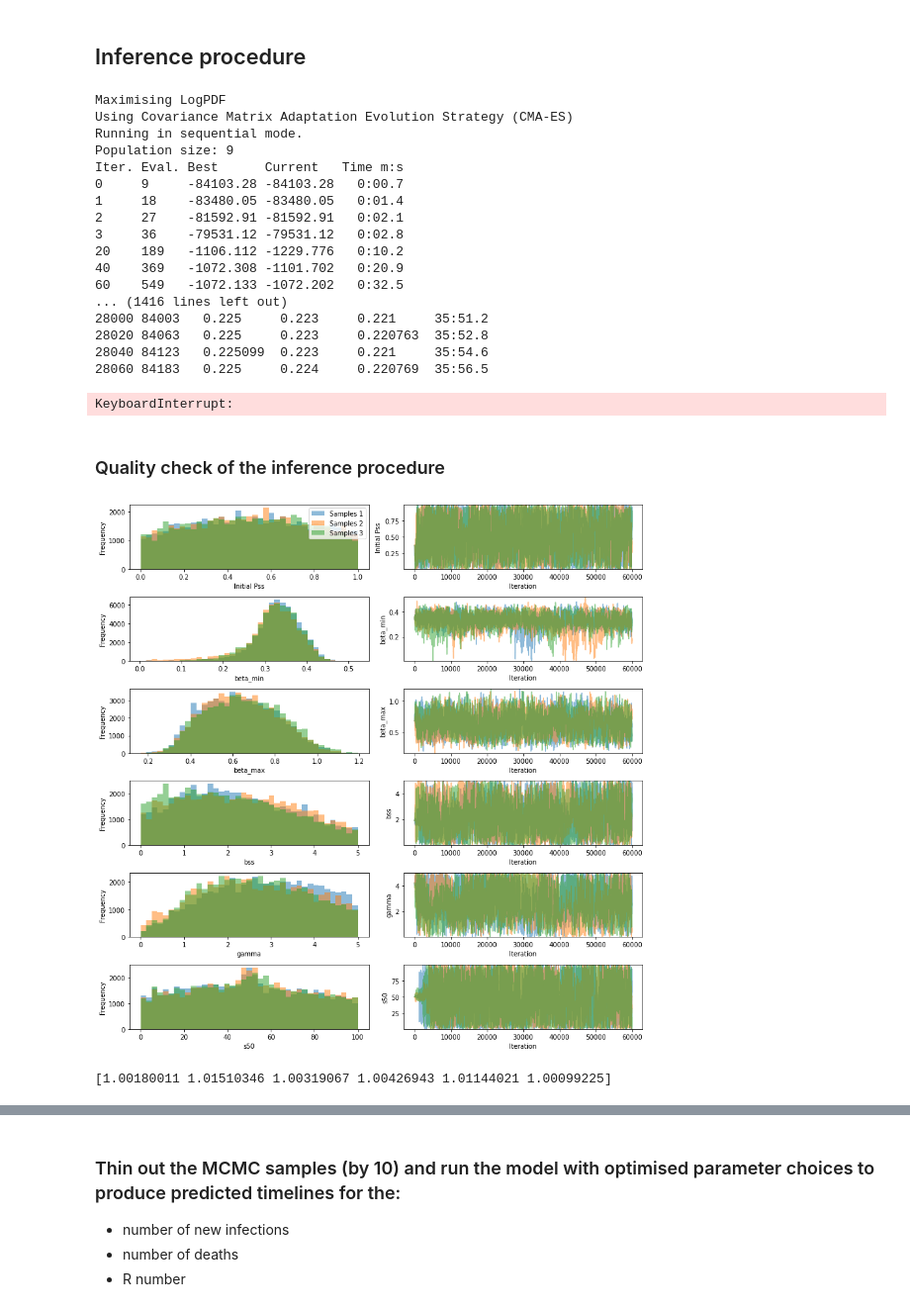
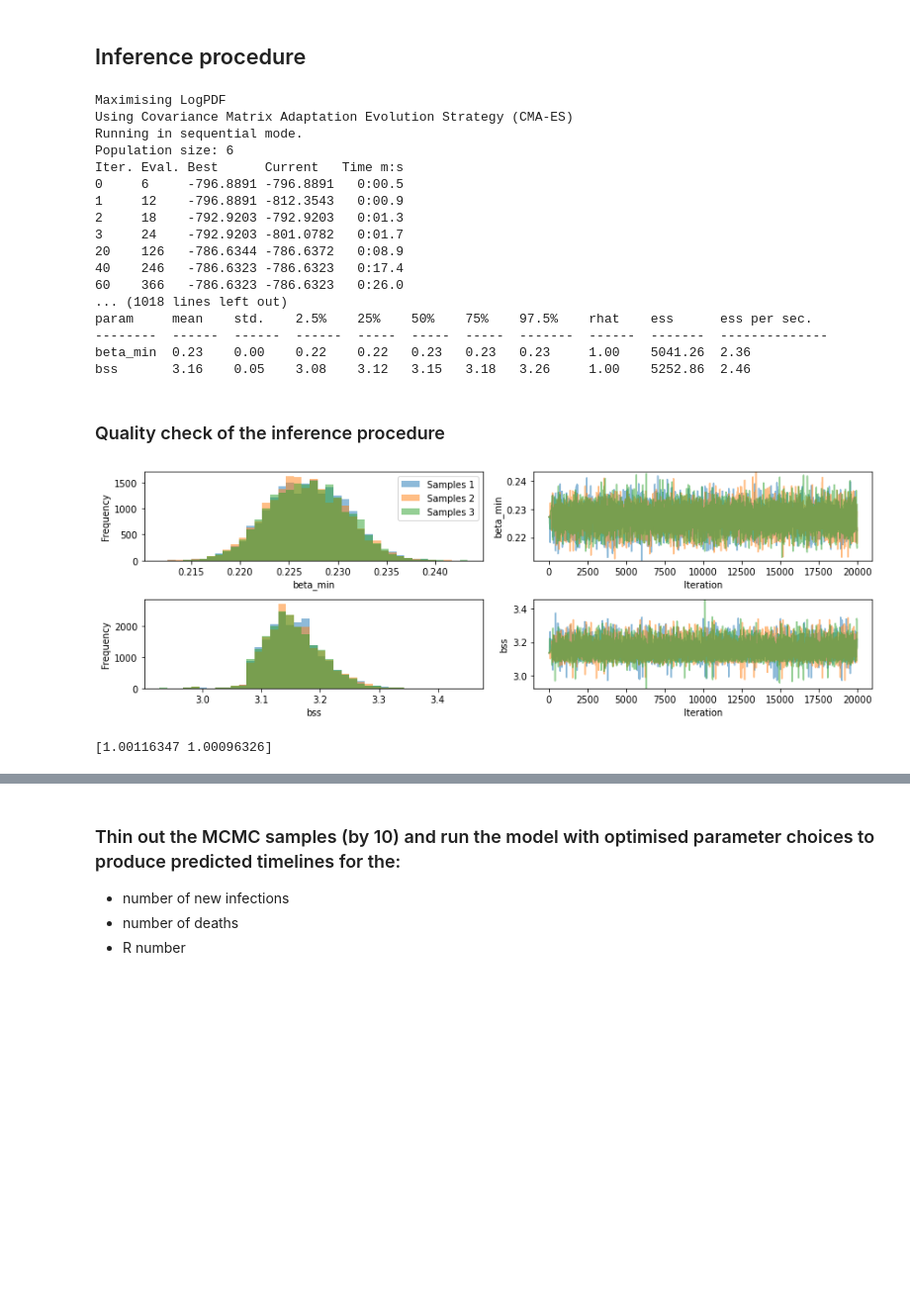
Before and after one commit to I-Bouros/multi-epi-model-cross-analysis, a Jupyter notebook: epimodels/examples/roche_examples/roche_inference.ipynb, the cells around one changed output, grey strips where cells are left out. Shown at 99% size. Drawn from its saved outputs; the diff is of its cells as text; code cells hidden in the pictures; blank space fills up the shorter version.

```diff
--- a/epimodels/examples/roche_examples/roche_inference.ipynb
+++ b/epimodels/examples/roche_examples/roche_inference.ipynb
@@ -267,51 +255,56 @@ roche_inference = em.inference.RocheSEIRInfer(model)
 
 # Add model, death, tests and NPIs data to the inference structure
 roche_inference.read_model_data(susceptibles, infectives)
-roche_inference.read_deaths_data(deaths_data, deaths_times, time_to_death, fatality_ratio)
+roche_inference.read_deaths_data(deaths_data, deaths_times)
 roche_inference.read_serology_data(tests, positives_data, serology_times, sens, spec)
 roche_inference.read_npis_data(max_levels_npi, targeted_npi, general_npi, reg_levels_npi, time_changes_npi, time_changes_flag)
 
 # Run inference structure
-samples = roche_inference.inference_problem_setup(times, num_iter=60000)
+samples = roche_inference.inference_problem_setup(times, num_iter=20000, wd=1, wp=0)
 # %% [output]
 Maximising LogPDF
 Using Covariance Matrix Adaptation Evolution Strategy (CMA-ES)
 Running in sequential mode.
-Population size: 9
+Population size: 6
 Iter. Eval. Best      Current   Time m:s
-0     9     -84103.28 -84103.28   0:00.7
-1     18    -83480.05 -83480.05   0:01.4
-2     27    -81592.91 -81592.91   0:02.1
-3     36    -79531.12 -79531.12   0:02.8
-20    189   -1106.112 -1229.776   0:10.2
-40    369   -1072.308 -1101.702   0:20.9
-60    549   -1072.133 -1072.202   0:32.5
-... (1416 lines left out)
-28000 84003   0.225     0.223     0.221     35:51.2
-28020 84063   0.225     0.223     0.220763  35:52.8
-28040 84123   0.225099  0.223     0.221     35:54.6
-28060 84183   0.225     0.224     0.220769  35:56.5
+0     6     -796.8891 -796.8891   0:00.5
+1     12    -796.8891 -812.3543   0:00.9
+2     18    -792.9203 -792.9203   0:01.3
+3     24    -792.9203 -801.0782   0:01.7
+20    126   -786.6344 -786.6372   0:08.9
+40    246   -786.6323 -786.6323   0:17.4
+60    366   -786.6323 -786.6323   0:26.0
+... (1018 lines left out)
+param     mean    std.    2.5%    25%    50%    75%    97.5%    rhat    ess      ess per sec.
+--------  ------  ------  ------  -----  -----  -----  -------  ------  -------  --------------
+beta_min  0.23    0.00    0.22    0.22   0.23   0.23   0.23     1.00    5041.26  2.36
+bss       3.16    0.05    3.08    3.12   3.15   3.18   3.26     1.00    5252.86  2.46
-KeyboardInterrupt:
 # %% [markdown]
 ### Quality check of the inference procedure
 # %%
 import pints.plot
 
 # Plot histograms of the parameters inferred for South West
-param_names = ['Initial Pss', 'beta_min', 'beta_max', 'bss', 'gamma', 's50']
+# param_names = ['Initial Pss']
+# for age in model.age_groups:
+#     param_names.append('kR_{}'.format(age))
+
+# for age in model.age_groups:
+#     param_names.append('Pa_{}'.format(age))
+param_names=['beta_min', 'bss']
 
 pints.plot.trace(samples, parameter_names=param_names)
 plt.show()
 # %% [output]
-[figure, old version]
+[figure, new version]
 # %%
 # Eliminate burn-in iterations (1/2 of the chain lengths)
-samples = samples[:, 30000:, :]
+samples = samples[:, 10000:, :]
 
 # Compute the R-hat estimates for the remaining samples
 print(pints.rhat(samples))
 # %% [output]
-[1.00180011 1.01510346 1.00319067 1.00426943 1.01144021 1.00099225]
+[1.00116347 1.00096326]
 # %%
 # Plot the autocorrelation for the three chains of parameters for South West
 for sample in samples:
```
Also changed, not shown: parts of 10 cells of this notebook, 19 other files.
